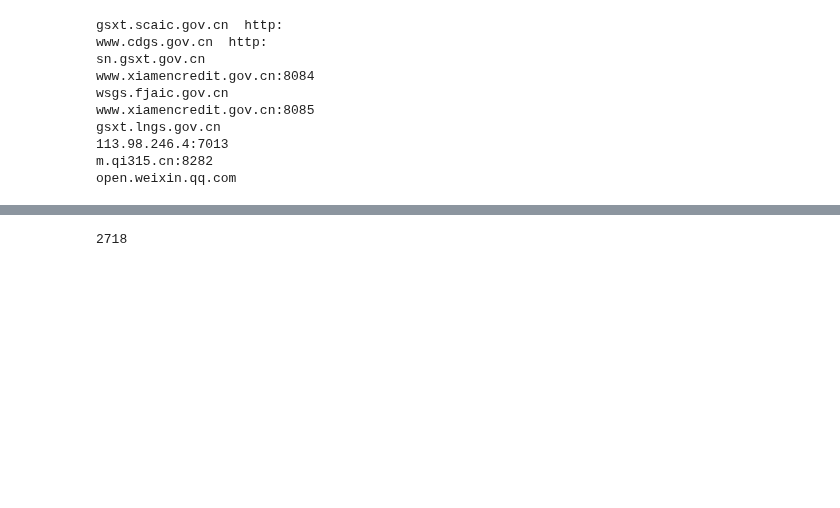
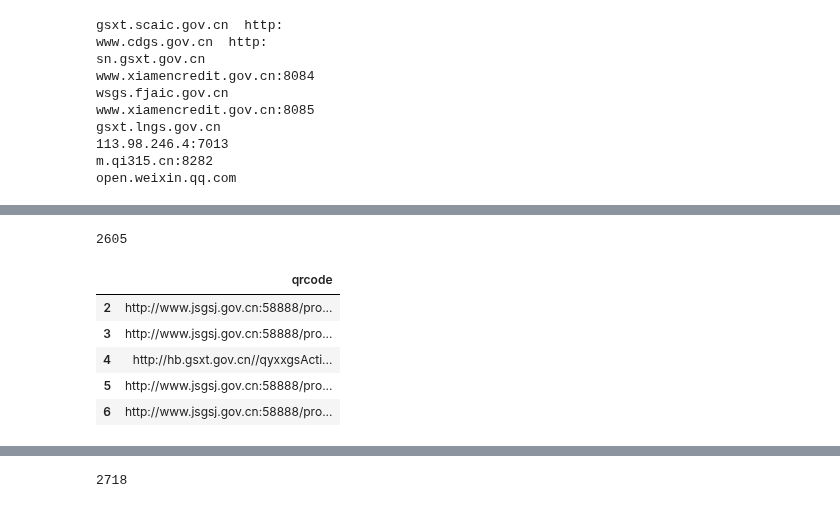
Before and after one commit to barneyElDinosaurio/base_function, a Jupyter notebook: barcode/barcode_analysis.ipynb, the cells around one changed output, grey strips where cells are left out. Saved outputs shown, nothing was run; the diff lists cells and outputs as text; code cells hidden in the pictures; blank space fills up the shorter version.

```diff
--- a/barcode/barcode_analysis.ipynb
+++ b/barcode/barcode_analysis.ipynb
@@ -161,3 +163,16 @@ Name: qrcode, Length: 614, dtype: int64
+# %%
+len(df)
+# %% [output]
+2605
+# %%
+df.head()
+# %% [output]
+|  | qrcode |
+| 2 | http://www.jsgsj.gov.cn:58888/pro... |
+| 3 | http://www.jsgsj.gov.cn:58888/pro... |
+| 4 | http://hb.gsxt.gov.cn//qyxxgsActi... |
+| 5 | http://www.jsgsj.gov.cn:58888/pro... |
+| 6 | http://www.jsgsj.gov.cn:58888/pro... |
 # %%
 new_df = df.drop_duplicates(['qrcode'])
 # %%
```
Also changed, not shown: parts of 22 cells of this notebook, 12 other files.
